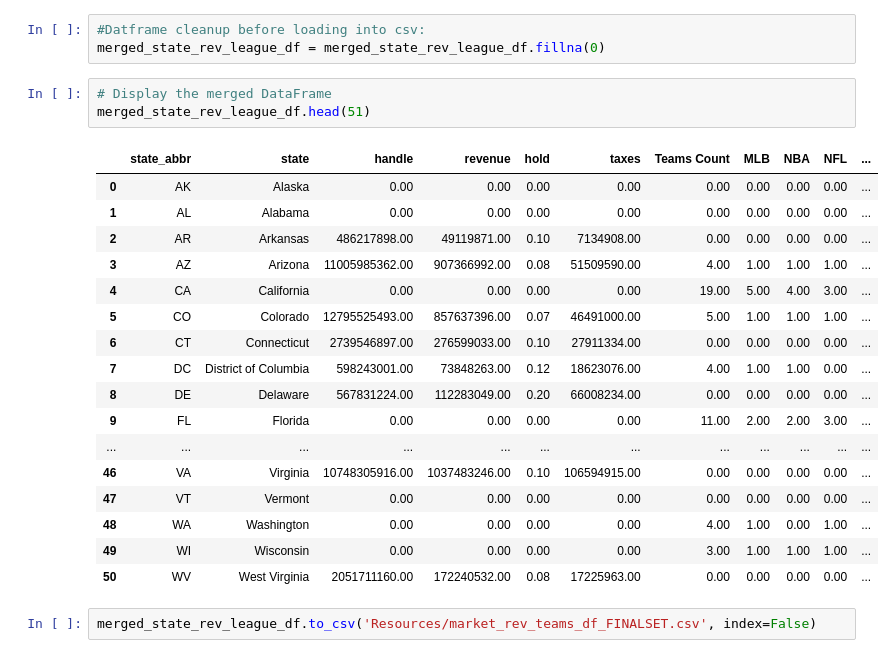
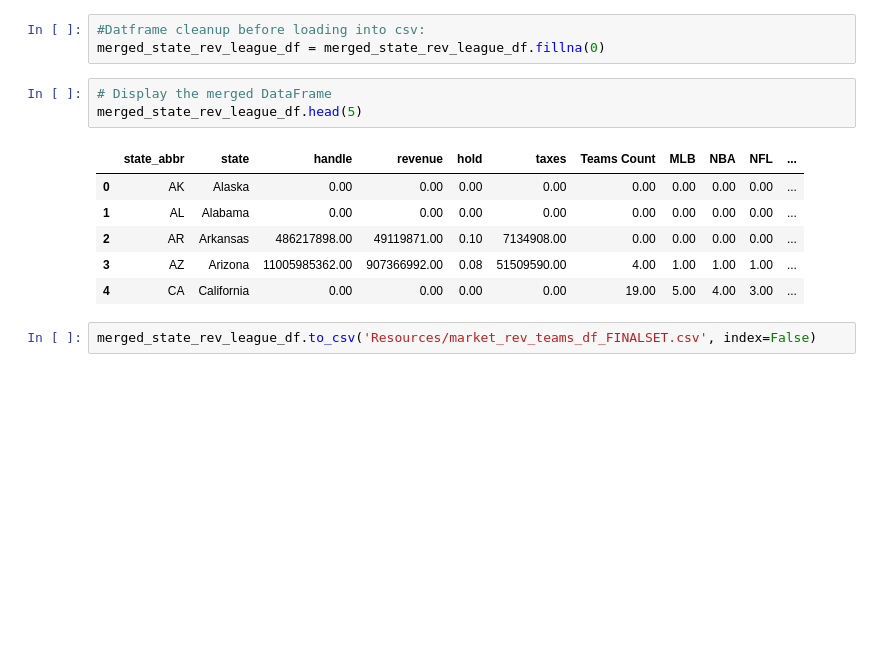
Before and after one commit to caleb-g23/Project-3-Sports-Betting-Analysis, a Jupyter notebook: data_scrape.ipynb, the cells around one changed output. Drawn from its saved outputs; the diff is of its cells as text; blank space fills up the shorter version.

```diff
--- a/data_scrape.ipynb
+++ b/data_scrape.ipynb
@@ -406,25 +373,14 @@ merged_state_rev_league_df['hold'] = merged_state_rev_league_df['hold'].apply(co
 merged_state_rev_league_df = merged_state_rev_league_df.fillna(0)
 # %%
 # Display the merged DataFrame
-merged_state_rev_league_df.head(51)
+merged_state_rev_league_df.head(5)
 # %% [output]
 |  | state_abbr | state | handle | revenue | hold | taxes | Teams Count | MLB | NBA | NFL | ... |
 | 0 | AK | Alaska | 0.00 | 0.00 | 0.00 | 0.00 | 0.00 | 0.00 | 0.00 | 0.00 | ... |
 | 1 | AL | Alabama | 0.00 | 0.00 | 0.00 | 0.00 | 0.00 | 0.00 | 0.00 | 0.00 | ... |
 | 2 | AR | Arkansas | 486217898.00 | 49119871.00 | 0.10 | 7134908.00 | 0.00 | 0.00 | 0.00 | 0.00 | ... |
 | 3 | AZ | Arizona | 11005985362.00 | 907366992.00 | 0.08 | 51509590.00 | 4.00 | 1.00 | 1.00 | 1.00 | ... |
 | 4 | CA | California | 0.00 | 0.00 | 0.00 | 0.00 | 19.00 | 5.00 | 4.00 | 3.00 | ... |
-| 5 | CO | Colorado | 12795525493.00 | 857637396.00 | 0.07 | 46491000.00 | 5.00 | 1.00 | 1.00 | 1.00 | ... |
-| 6 | CT | Connecticut | 2739546897.00 | 276599033.00 | 0.10 | 27911334.00 | 0.00 | 0.00 | 0.00 | 0.00 | ... |
-| 7 | DC | District of Columbia | 598243001.00 | 73848263.00 | 0.12 | 18623076.00 | 4.00 | 1.00 | 1.00 | 0.00 | ... |
-| 8 | DE | Delaware | 567831224.00 | 112283049.00 | 0.20 | 66008234.00 | 0.00 | 0.00 | 0.00 | 0.00 | ... |
-| 9 | FL | Florida | 0.00 | 0.00 | 0.00 | 0.00 | 11.00 | 2.00 | 2.00 | 3.00 | ... |
-| ... | ... | ... | ... | ... | ... | ... | ... | ... | ... | ... | ... |
-| 46 | VA | Virginia | 10748305916.00 | 1037483246.00 | 0.10 | 106594915.00 | 0.00 | 0.00 | 0.00 | 0.00 | ... |
-| 47 | VT | Vermont | 0.00 | 0.00 | 0.00 | 0.00 | 0.00 | 0.00 | 0.00 | 0.00 | ... |
-| 48 | WA | Washington | 0.00 | 0.00 | 0.00 | 0.00 | 4.00 | 1.00 | 0.00 | 1.00 | ... |
-| 49 | WI | Wisconsin | 0.00 | 0.00 | 0.00 | 0.00 | 3.00 | 1.00 | 1.00 | 1.00 | ... |
-| 50 | WV | West Virginia | 2051711160.00 | 172240532.00 | 0.08 | 17225963.00 | 0.00 | 0.00 | 0.00 | 0.00 | ... |
 # %%
 merged_state_rev_league_df.to_csv('Resources/market_rev_teams_df_FINALSET.csv', index=False)
 # %% [markdown]
```
Also changed, not shown: parts of 5 cells of this notebook, 6 other files.
